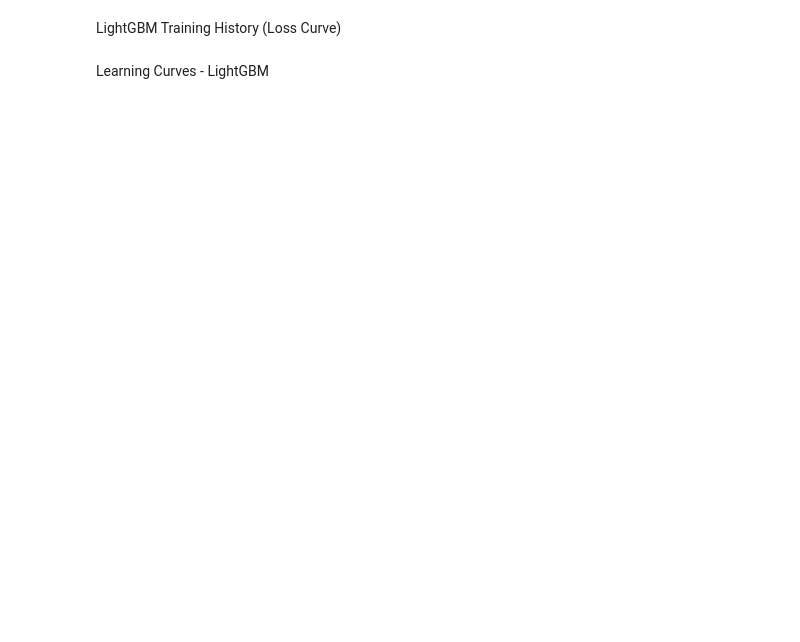
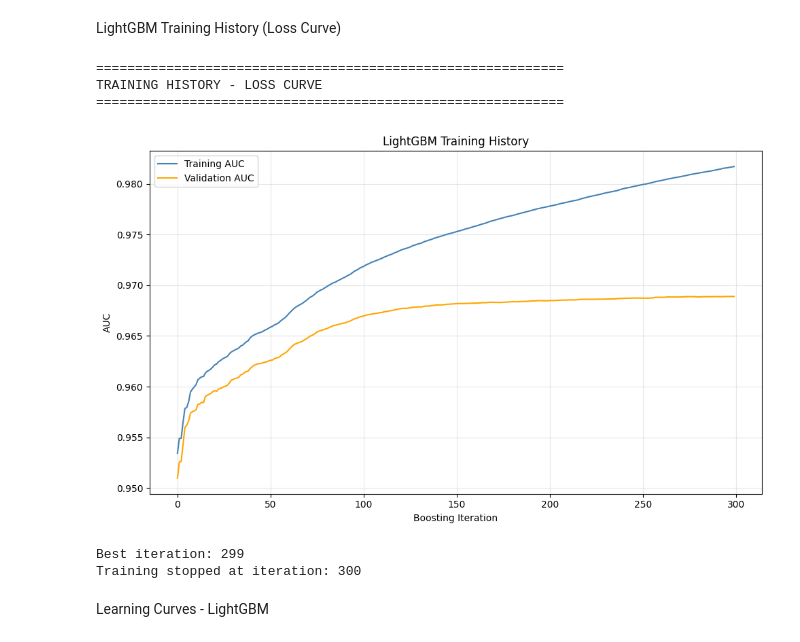
Before and after one commit to Senuri292/ATOMIC-DementiaPredictionModel, a Jupyter notebook: model_training.ipynb, the cells around one changed output. Drawn from its saved outputs; the diff is of its cells as text; code cells hidden in the pictures; blank space fills up the shorter version.

Commit message:
after hyperparameter tuning

```diff
--- a/model_training.ipynb
+++ b/model_training.ipynb
@@ -36,7 +36,7 @@ All libraries imported successfully!
 Load the Dataset
 # %%
 # Load your preprocessed data
-file_path = r'C:\Users\Yasara\Downloads\ATOMIC-DementiaPredictionModel\training_dataset.csv'
+file_path = r'C:\Users\Senu\Downloads\ATOMIC-DementiaPredictionModel\training_dataset.csv'
 df = pd.read_csv(file_path)
 
 print("Dataset loaded successfully!")
@@ -410,7 +410,7 @@ param_grid_small = {
 
 # Choose which grid to use
 # param_grid_to_use = param_grid_small  # Use this for faster tuning
-param_grid_to_use = param_grid  # Use this for comprehensive tuning
+param_grid_to_use = param_grid_small # Use this for comprehensive tuning
 
 # Create base model
 xgb_model = XGBClassifier(
@@ -844,7 +933,7 @@ param_distributions_small = {
 }
 
 # Choose which parameter set to use
-param_to_use = param_distributions  # Use full set
+param_to_use = param_distributions_small  # Use full set
 # param_to_use = param_distributions_small  # Use for faster tuning
 
 # Create base model
@@ -1514,43 +1772,74 @@ plt.show()
 # %% [markdown]
 LightGBM Training History (Loss Curve)
 # %%
+import lightgbm as lgb
+import matplotlib.pyplot as plt
+
 print("\n" + "="*60)
 print("TRAINING HISTORY - LOSS CURVE")
 print("="*60)
 
-# Retrain with evaluation set to get training history
-lgb_with_eval = LGBMClassifier(
-    **best_lgb.get_params(),
-    random_state=42
+# -------------------------------------------------
+# 1. Pull the tuned hyper-parameters and delete the ones we will set ourselves
+# -------------------------------------------------
+params = best_lgb.get_params()
+for key in ['random_state', 'early_stopping_round', 'verbose']:
+    params.pop(key, None)          # avoid duplicate-argument errors
+
+# -------------------------------------------------
+# 2. Build a fresh LGBMClassifier (same hyper-params + eval set)
+# -------------------------------------------------
+lgb_with_eval = lgb.LGBMClassifier(
+    **params,
+    random_state=42,               # keep the same seed (optional)
+    early_stopping_rounds=50,      # same early-stopping you used in tuning
+    verbose=-1                     # silence LightGBM logs
 )
 
-# Train with evaluation set
+# -------------------------------------------------
+# 3. Train with train + validation (test) sets
+# -------------------------------------------------
 eval_set = [(X_train, y_train), (X_test, y_test)]
+
 lgb_with_eval.fit(
     X_train,
     y_train,
     eval_set=eval_set,
     eval_metric='auc',
     callbacks=[lgb.early_stopping(stopping_rounds=50, verbose=False)]
 )
 
-# Get evaluation results
+# -------------------------------------------------
+# 4. Extract the history
+# -------------------------------------------------
 results = lgb_with_eval.evals_result_
 
-# Plot training history
+# -------------------------------------------------
+# 5. Plot AUC curves
+# -------------------------------------------------
 plt.figure(figsize=(10, 6))
-plt.plot(results['training']['auc'], label='Training AUC', color='blue')
-plt.plot(results['valid_1']['auc'], label='Validation AUC', color='orange')
-plt.xlabel('Iteration')
-plt.ylabel('AUC Score')
+plt.plot(results['training']['auc'], label='Training AUC',  color='steelblue')
+plt.plot(results['valid_1']['auc'],   label='Validation AUC',color='orange')
+plt.xlabel('Boosting Iteration')
+plt.ylabel('AUC')
 plt.title('LightGBM Training History')
 plt.legend()
 plt.grid(alpha=0.3)
 plt.tight_layout()
 plt.show()
 
+# -------------------------------------------------
+# 6. Summary
+# -------------------------------------------------
 print(f"\nBest iteration: {lgb_with_eval.best_iteration_}")
 print(f"Training stopped at iteration: {len(results['training']['auc'])}")
+# %% [output]
+============================================================
+TRAINING HISTORY - LOSS CURVE
+============================================================
+[figure, added]
+Best iteration: 299
+Training stopped at iteration: 300
 # %% [markdown]
 Learning Curves - LightGBM
 # %%
```
Also changed, not shown: parts of 23 cells of this notebook.
